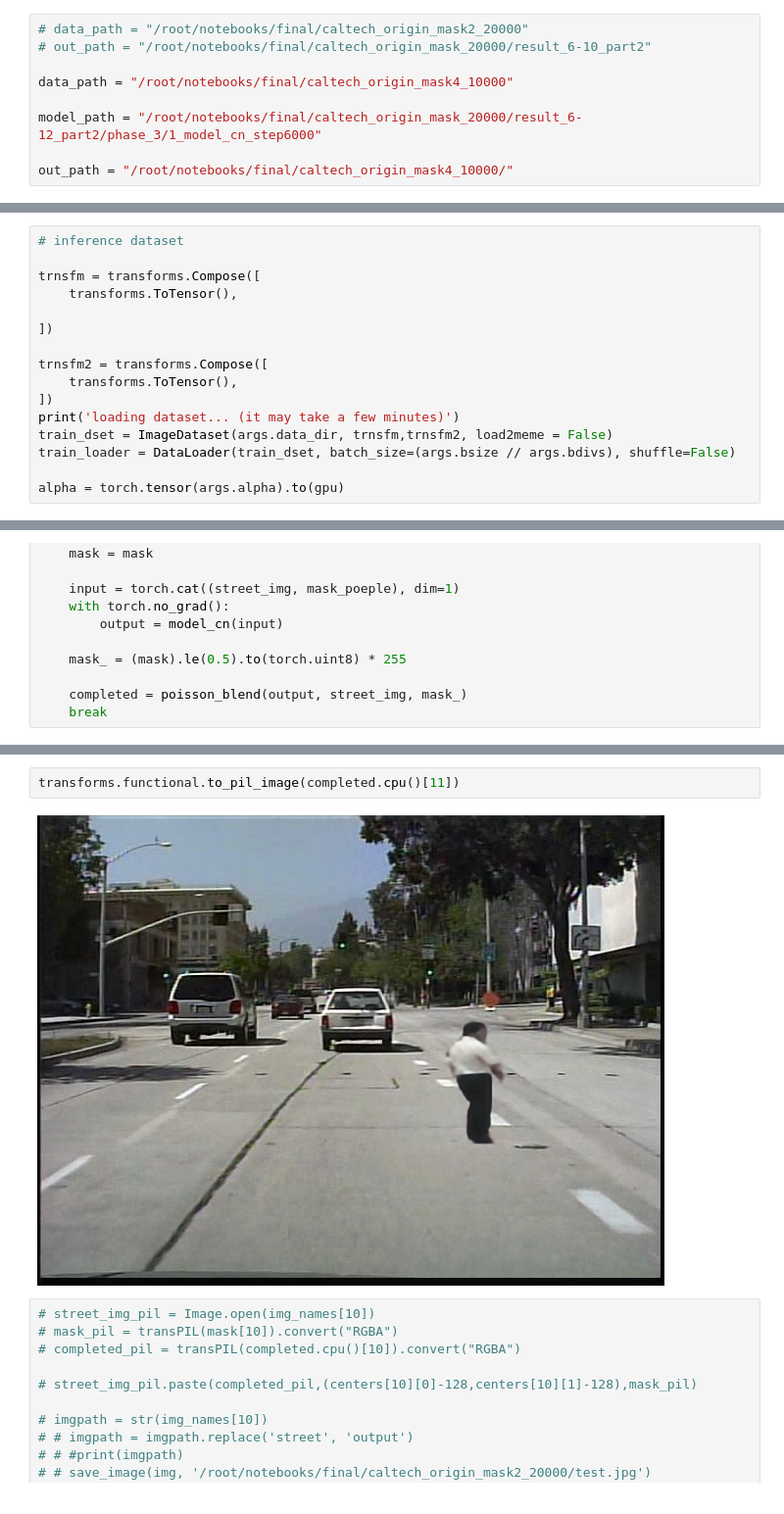
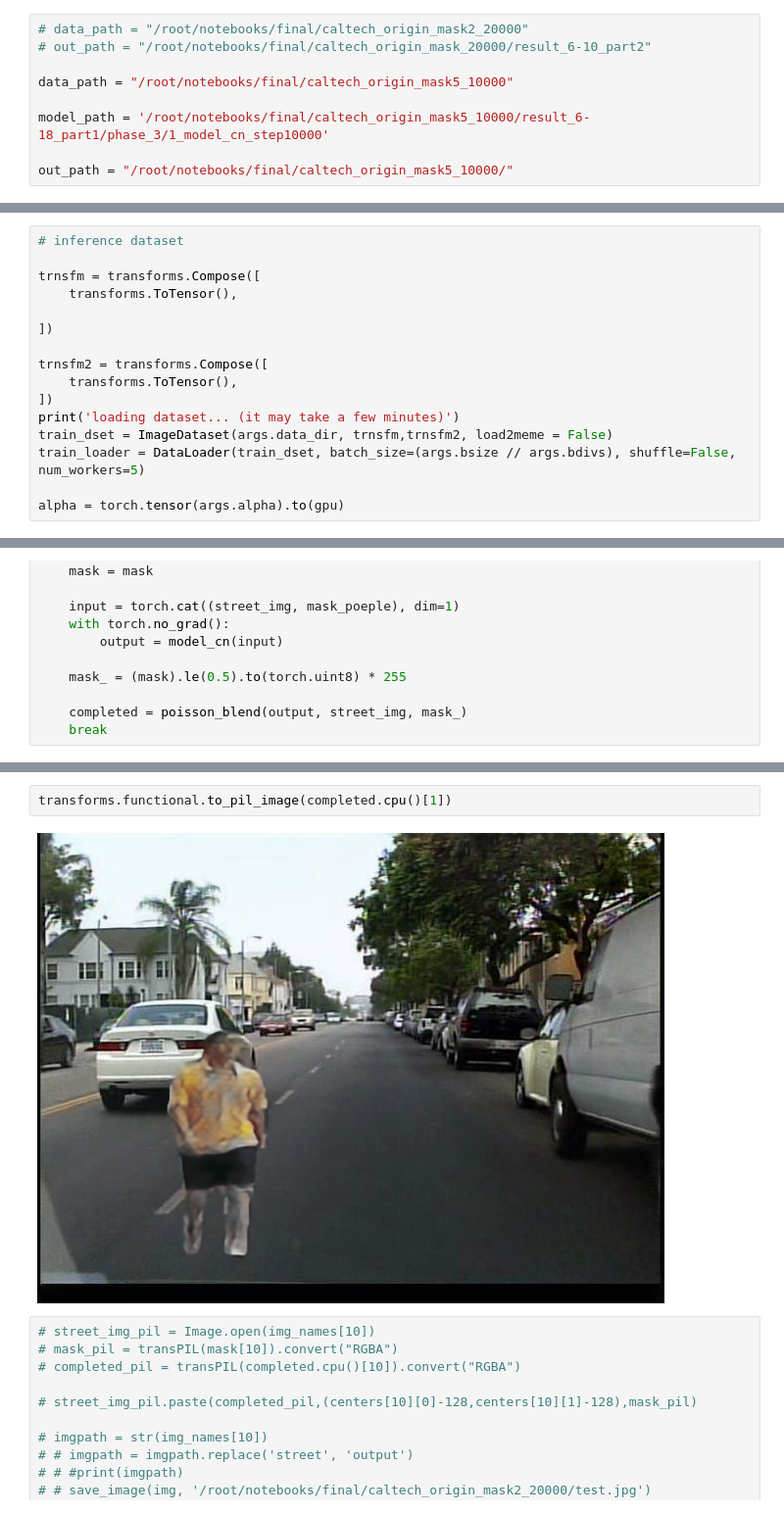
Before and after one commit to tony92151/pedestrian_generator, a Jupyter notebook: generator_v1.ipynb, the cells around one changed output, grey strips where cells are left out. Shown at 98% size. Saved outputs shown, nothing was run; the diff lists cells and outputs as text.

```diff
--- a/generator_v1.ipynb
+++ b/generator_v1.ipynb
@@ -37,11 +37,11 @@ import glob
 # data_path = "/root/notebooks/final/caltech_origin_mask2_20000"
 # out_path = "/root/notebooks/final/caltech_origin_mask_20000/result_6-10_part2"
 
-data_path = "/root/notebooks/final/caltech_origin_mask4_10000"
+data_path = "/root/notebooks/final/caltech_origin_mask5_10000"
 
-model_path = "/root/notebooks/final/caltech_origin_mask_20000/result_6-12_part2/phase_3/1_model_cn_step6000"
+model_path = '/root/notebooks/final/caltech_origin_mask5_10000/result_6-18_part1/phase_3/1_model_cn_step10000'
 
-out_path = "/root/notebooks/final/caltech_origin_mask4_10000/"
+out_path = "/root/notebooks/final/caltech_origin_mask5_10000/"
 # %%
 sorted(glob.glob(data_path+'/people/*'), key=lambda x: x[-10:-3])[:10]
 # %% [output]
@@ -129,7 +129,7 @@ trnsfm2 = transforms.Compose([
 ])
 print('loading dataset... (it may take a few minutes)')
 train_dset = ImageDataset(args.data_dir, trnsfm,trnsfm2, load2meme = False)
-train_loader = DataLoader(train_dset, batch_size=(args.bsize // args.bdivs), shuffle=False)
+train_loader = DataLoader(train_dset, batch_size=(args.bsize // args.bdivs), shuffle=False, num_workers=5)
 
 alpha = torch.tensor(args.alpha).to(gpu)
 # %% [output]
@@ -176,7 +176,7 @@ transforms.functional.to_pil_image(mask.cpu()[12])
 # %%
-transforms.functional.to_pil_image(completed.cpu()[11])
+transforms.functional.to_pil_image(completed.cpu()[1])
 # %% [output]
-[figure, old version]
+[figure, new version]
 # %%
 # street_img_pil = Image.open(img_names[10])
 # mask_pil = transPIL(mask[10]).convert("RGBA")
```
Also changed, not shown: parts of 4 cells of this notebook, 7 other files.
